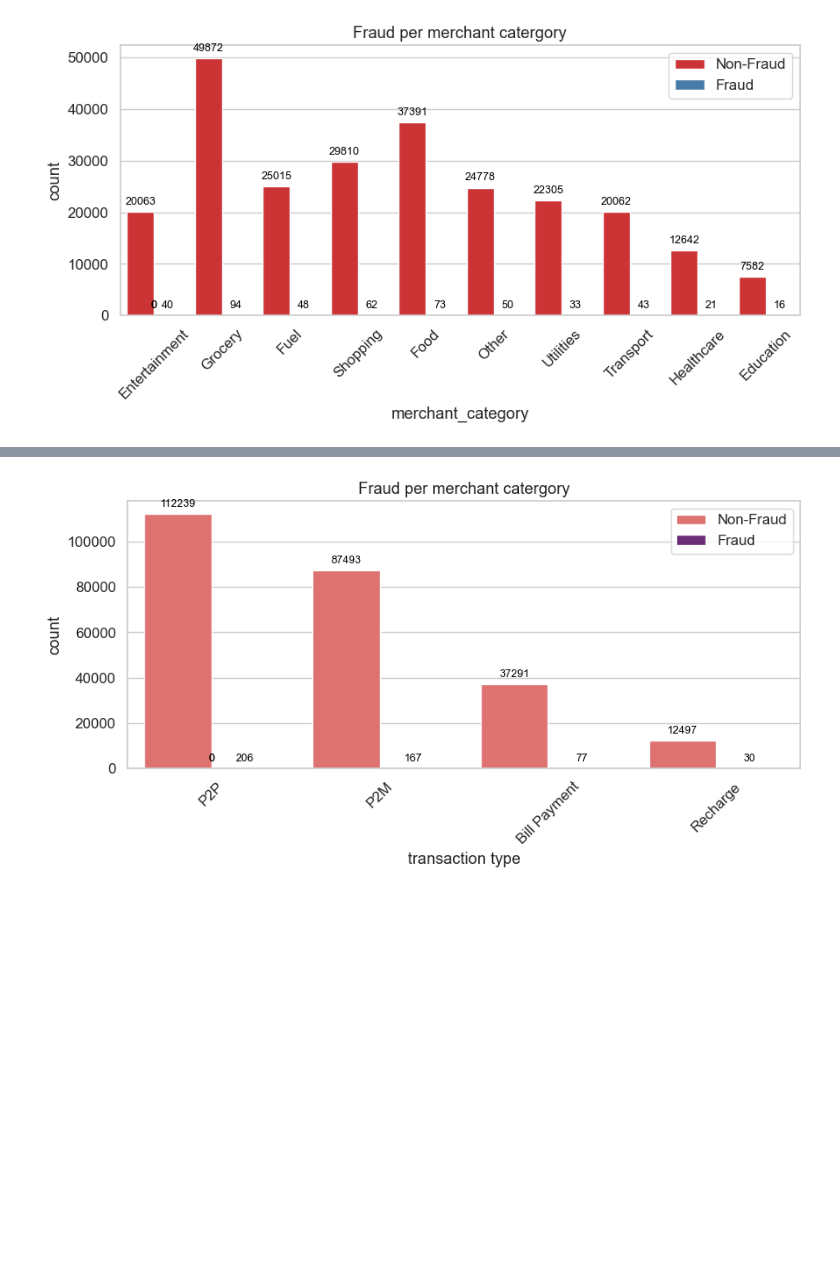
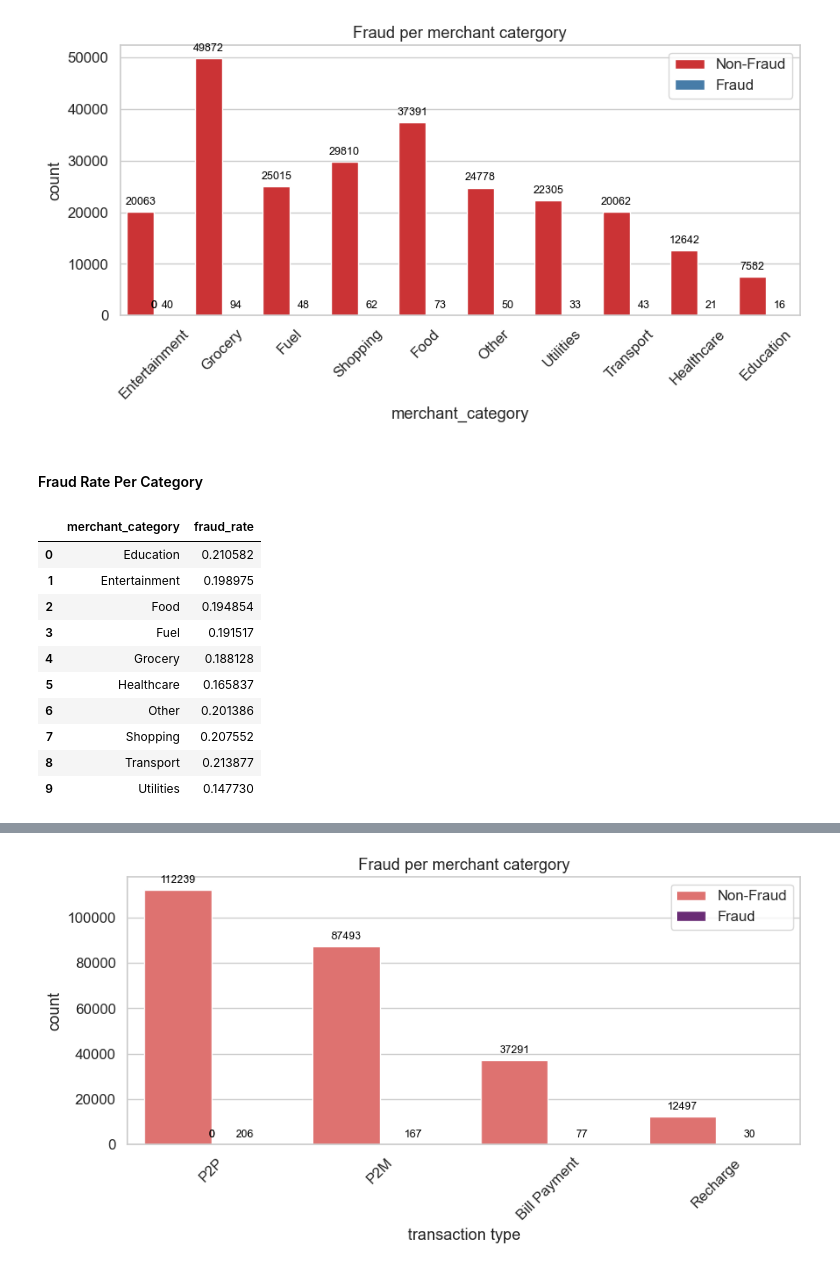
Before and after one commit to RajBhumarkar/UPI-Transaction-Behaviour-and-Fraud-Pattern-Analysis, a Jupyter notebook: upi_eda.ipynb, the cells around one changed output, grey strips where cells are left out. Drawn from its saved outputs; the diff is of its cells as text; code cells hidden in the pictures; blank space fills up the shorter version.

```diff
--- a/upi_eda.ipynb
+++ b/upi_eda.ipynb
@@ -299,3 +297,25 @@ plt.legend(['Non-Fraud','Fraud'])
 plt.show()
 # %% [output]
 [figure]
+# %% [markdown]
+#### Fraud Rate Per Category
+# %%
+total_fraud_per_category = df[df['fraud_flag']==1].groupby(df['merchant_category']).size()
+total_transaction_per_catogory = df.groupby(df['merchant_category']).size()
+
+fraud_rate_per_category = (total_fraud_per_category/total_transaction_per_catogory) * 100
+fraud_rate_per_category = fraud_rate_per_category.reset_index()
+fraud_rate_per_category.rename(columns={0:'fraud_rate'},inplace=True)
+fraud_rate_per_category
+# %% [output]
+|  | merchant_category | fraud_rate |
+| 0 | Education | 0.210582 |
+| 1 | Entertainment | 0.198975 |
+| 2 | Food | 0.194854 |
+| 3 | Fuel | 0.191517 |
+| 4 | Grocery | 0.188128 |
+| 5 | Healthcare | 0.165837 |
+| 6 | Other | 0.201386 |
+| 7 | Shopping | 0.207552 |
+| 8 | Transport | 0.213877 |
+| 9 | Utilities | 0.147730 |
```
Also changed, not shown: parts of 9 cells of this notebook.
